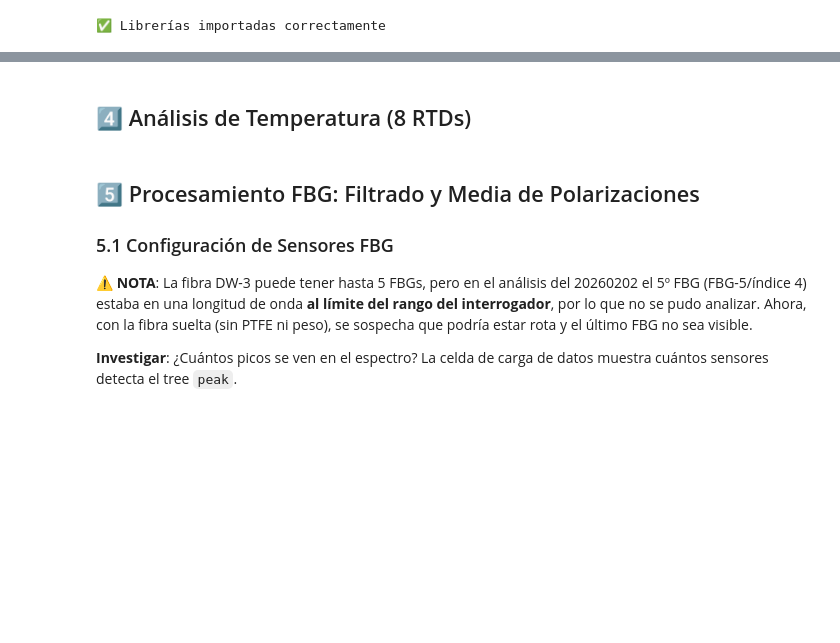
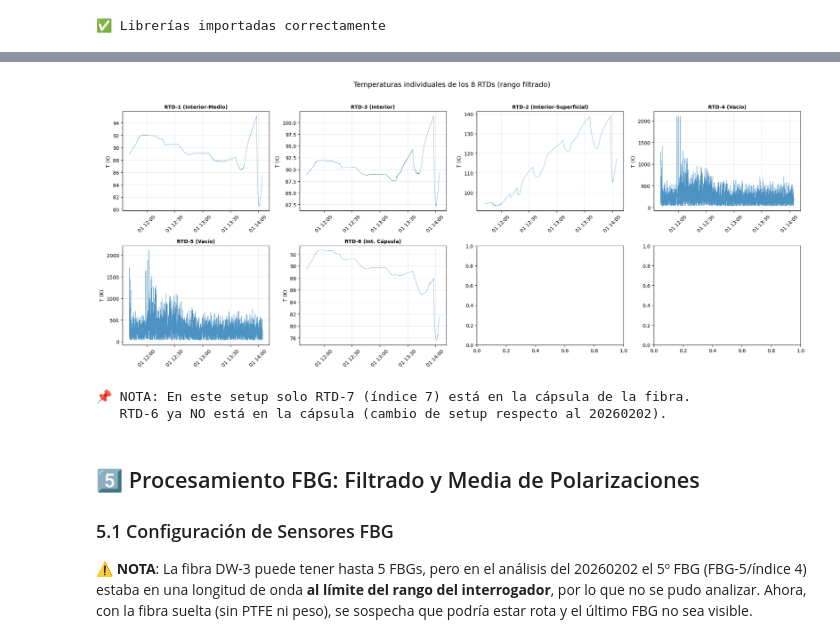
Before and after one commit to garpol/rtd-calibration-ana, a Jupyter notebook: FBG_Sensitivity_Analysis/Analisis_FBG_DW3_T_20260701_suelta.ipynb, the cells around one changed output, grey strips where cells are left out. Saved outputs shown, nothing was run; the diff lists cells and outputs as text; code cells hidden in the pictures; blank space fills up the shorter version.

```diff
--- a/FBG_Sensitivity_Analysis/Analisis_FBG_DW3_T_20260701_suelta.ipynb
+++ b/FBG_Sensitivity_Analysis/Analisis_FBG_DW3_T_20260701_suelta.ipynb
@@ -226,7 +226,7 @@ print(f"   Fin:    {times[-1].strftime('%Y-%m-%d %H:%M:%S')}")
 # ⬅️ AJUSTA AQUÍ EL RANGO TEMPORAL QUE QUIERES ANALIZAR
 # ============================================================================
 # Opción A: Usar TODO el rango disponible
-use_full_range = False  # Cambiar a True para analizar todos los datos
+use_full_range = True  # Cambiar a True para analizar todos los datos
 
 if use_full_range:
     t_inicio = times[0]
@@ -234,9 +234,9 @@ if use_full_range:
 else:
     # Opción B: Definir rango específico manualmente
     # ⚠️ AJUSTA ESTOS VALORES según el rango que viste arriba
-    fecha = datetime.date(2026, 2, 2)  # ⬅️ CAMBIAR según tu archivo (20260202.root)
-    t_inicio = datetime.datetime.combine(fecha, datetime.time(16, 0))
-    t_fin = datetime.datetime.combine(fecha, datetime.time(18, 0))
+    fecha = datetime.date(2026, 7, 1)  # ⬅️ CAMBIAR según tu archivo (20260701.root)
+    t_inicio = datetime.datetime.combine(fecha, datetime.time(14, 0))
+    t_fin = datetime.datetime.combine(fecha, datetime.time(16, 0))
 
 # Filtrar wavelength por rango temporal (ya tiene shift aplicado)
 mask_time = (times >= t_inicio) & (times <= t_fin)
@@ -256,4 +256,3 @@ if len(times_filtered) == 0:
     print(f"\n⚠️ ADVERTENCIA: No hay datos en el rango especificado!")
     print(f"\n💡 Soluciones:")
     print(f"   1. Cambia 'use_full_range = True' para usar todos los datos")
-    print(f"   2. O ajusta 't_inicio' y 't_fin' según el rango disponible (ver arriba)")
@@ -260,56 +267,53 @@ if len(times_filtered) == 0:
-# %% [markdown]
-## 4️⃣ Análisis de Temperatura (8 RTDs)
 # %%
 # Configuración RTDs en orden de altura física (de abajo arriba en la vasija)
 rtd_sensors_ordered = [
-    (0, "RTD-0 (Interior-Profundo)"),      # Más cercano al suelo
-    (1, "RTD-1 (Interior-Medio)"),          # Medio
-    (3, "RTD-3 (Interior)"),                # Siguiente altura
-    (2, "RTD-2 (Interior-Superficial)"),    # Más externo/superficial
-    (4, "RTD-4 (Vacío)"),                   # Vacío
-    (5, "RTD-5 (Vacío)"),                   # Vacío
-    (6, "RTD-6 (Ext. Cápsula)"),            # Exterior cápsula (puede estar vacío)
-    (7, "RTD-7 (Cápsula Fibra)"),           # ✅ ÚNICO RTD en cápsula de fibra
+    (0, "RTD-1 (Interior-Medio)"),          # Medio
+    (2, "RTD-3 (Interior)"),                # Siguiente altura
+    (1, "RTD-2 (Interior-Superficial)"),    # Más externo/superficial
+    (3, "RTD-4 (Vacío)"),                   # Vacío
+    (4, "RTD-5 (Vacío)"),                   # Vacío
+    (5, "RTD-6 (Int. Cápsula)"),            # ✅ ÚNICO RTD en cápsula de fibra
 ]
 
 n_rtds = len(rtd_sensors_ordered)
 
 # Layout: 2 filas x 4 columnas
 fig, axes = plt.subplots(2, 4, figsize=(20, 8))
 axes = axes.flatten()
 
 for plot_idx, (rtd_idx, rtd_name) in enumerate(rtd_sensors_ordered):
     ax = axes[plot_idx]
     temp_sensor = temp_filtered[:, rtd_idx]
     mask_valid = temp_sensor > 0
 
     ax.plot(times_temp_filtered[mask_valid], temp_sensor[mask_valid],
             linewidth=0.5, alpha=0.8)
     ax.set_title(rtd_name, fontsize=10, fontweight='bold')
     ax.grid(True, alpha=0.3)
     ax.tick_params(axis='x', rotation=45)
 
     if mask_valid.sum() > 0:
         ax.set_ylabel('T (K)')
     else:
         ax.text(0.5, 0.5, 'Sin datos', transform=ax.transAxes,
                 ha='center', va='center', fontsize=12, color='red')
 
 plt.suptitle('Temperaturas individuales de los 8 RTDs (rango filtrado)',
              fontsize=14, y=1.02)
 plt.tight_layout()
 plt.show()
 
 print("\n📌 NOTA: En este setup solo RTD-7 (índice 7) está en la cápsula de la fibra.")
-print("   RTD-6 ya NO está en la cápsula (cambio de setup respecto al 20260202).")
+# %% [output]
+[figure, added]
+📌 NOTA: En este setup solo RTD-7 (índice 7) está en la cápsula de la fibra.
+   RTD-6 ya NO está en la cápsula (cambio de setup respecto al 20260202).
 # %% [markdown]
 ## 5️⃣ Procesamiento FBG: Filtrado y Media de Polarizaciones
 
 ### 5.1 Configuración de Sensores FBG
 
 ⚠️ **NOTA**: La fibra DW-3 puede tener hasta 5 FBGs, pero en el análisis del 20260202 el 5º FBG (FBG-5/índice 4) estaba en una longitud de onda **al límite del rango del interrogador**, por lo que no se pudo analizar. Ahora, con la fibra suelta (sin PTFE ni peso), se sospecha que podría estar rota y el último FBG no sea visible.
-
-**Investigar**: ¿Cuántos picos se ven en el espectro? La celda de carga de datos muestra cuántos sensores detecta el tree `peak`.
 # %%
 # ⚠️ CONFIGURACIÓN: Detectar sensores automáticamente según los datos cargados
 # La fibra DW-3 tiene hasta 5 FBGs, pero el interrogador puede no ver todos
```
Also changed, not shown: parts of 38 cells of this notebook.
